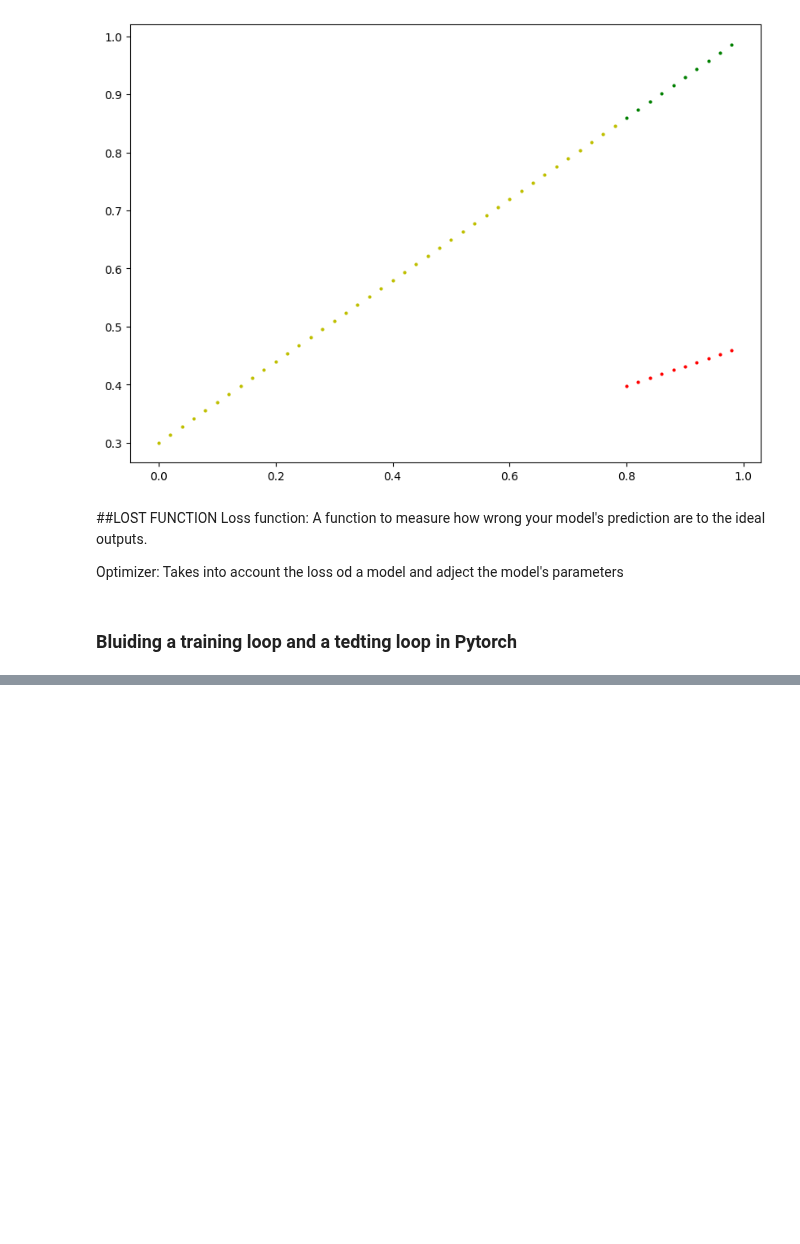
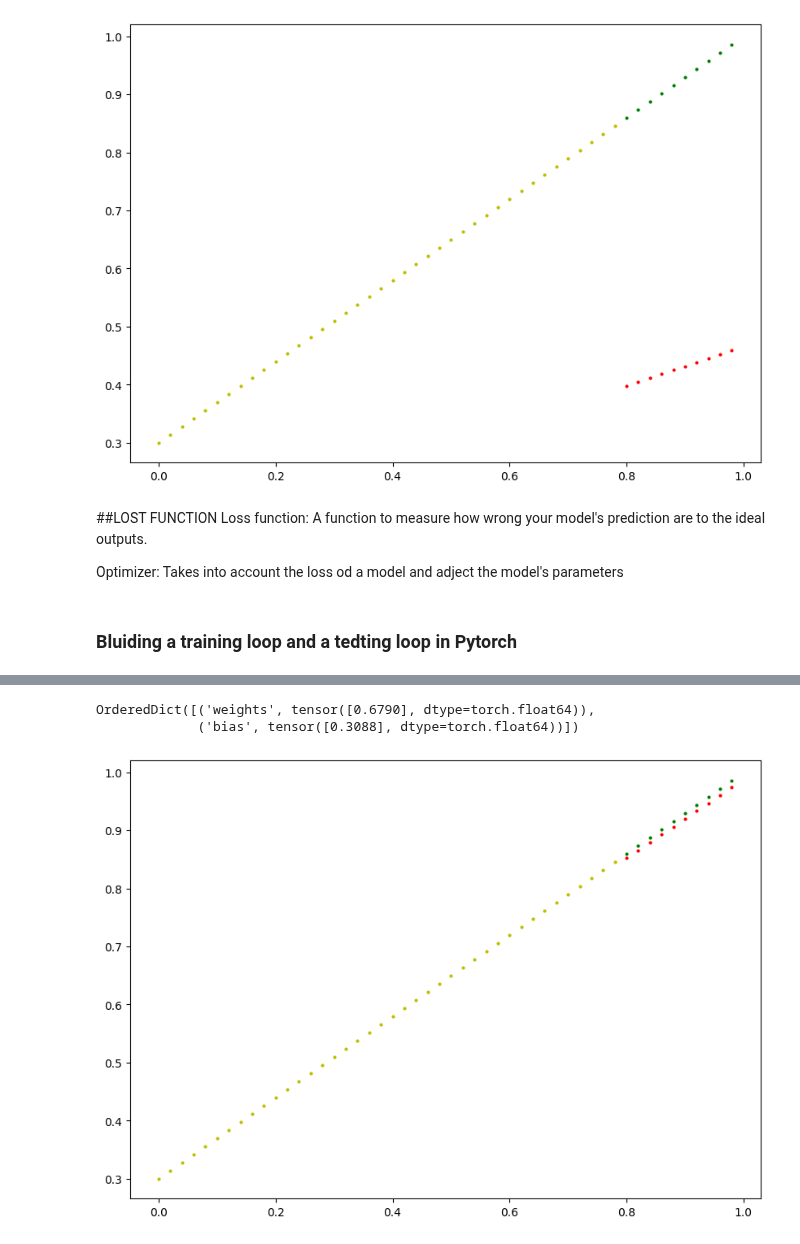
Before and after one commit to Imran1hp/Deep-Learning-, a Jupyter notebook: Py_Torch_workflowipynb.ipynb, the cells around one changed output, grey strips where cells are left out. Cells and saved outputs as stored; diff of their text form; code cells hidden in the pictures; blank space fills up the shorter version.

```diff
--- a/Py_Torch_workflowipynb.ipynb
+++ b/Py_Torch_workflowipynb.ipynb
@@ -167,0 +171,11 @@ for epoch in range(epochs):
+# %%
+model_0.state_dict()
+# %% [output]
+OrderedDict([('weights', tensor([0.6790], dtype=torch.float64)),
+             ('bias', tensor([0.3088], dtype=torch.float64))])
+# %%
+new_y_preds = model_0(X_test)
+# %%
+plot_prediction(prediction=new_y_preds.detach())
+# %% [output]
+[figure, added]
```
Also changed, not shown: parts of 1 cell of this notebook.
